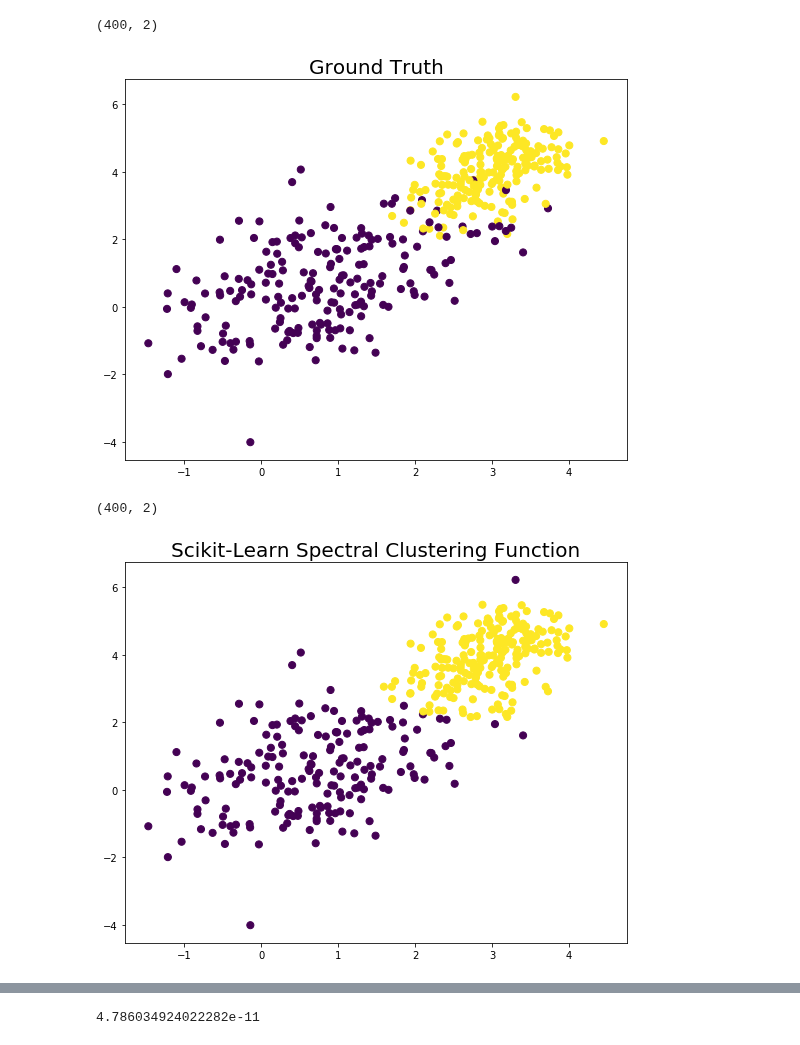
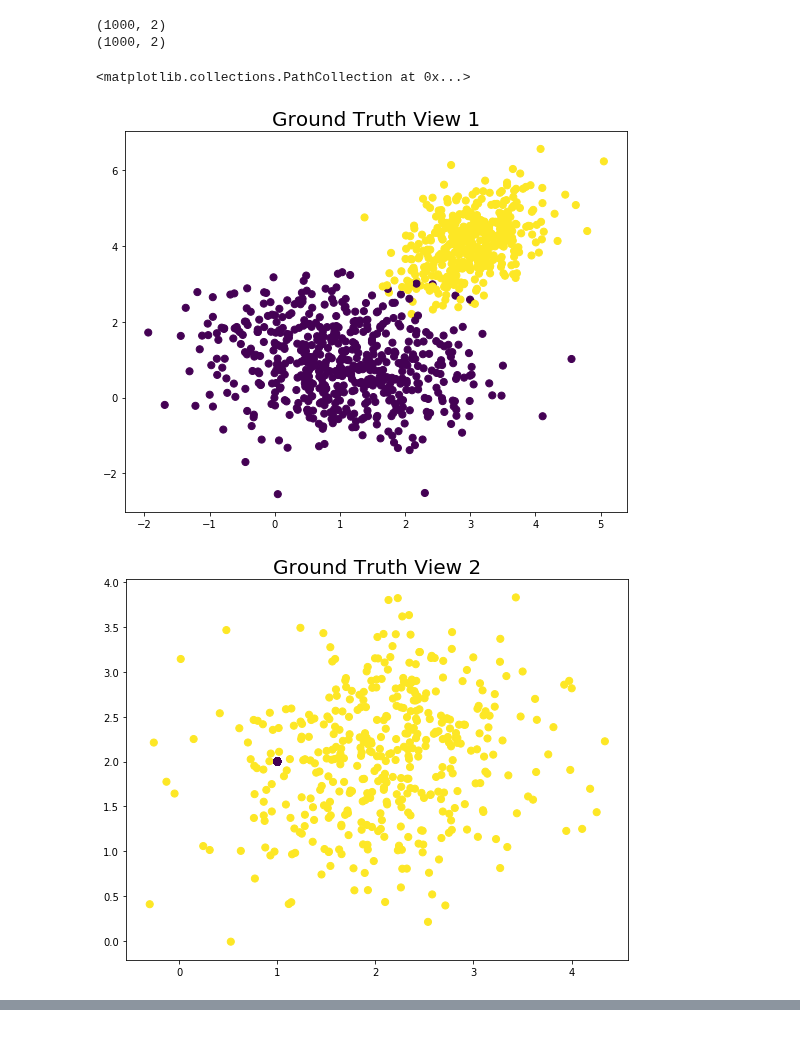
Before and after one commit to mvlearn/mvlearn, a Jupyter notebook: Mult_Clustering/Sandbox/SpectralClustering/SingleSpectralClustering-Copy1.ipynb, the cells around one changed output, grey strips where cells are left out. Cells and saved outputs as stored; diff of their text form; code cells hidden in the pictures.

Commit message:
Finished implementing multiview spectral clustering in notebook and validated algorithm. Also created additional validation notebooks for Multiview Kmeans

```diff
--- a/Mult_Clustering/Sandbox/SpectralClustering/SingleSpectralClustering-Copy1.ipynb
+++ b/Mult_Clustering/Sandbox/SpectralClustering/SingleSpectralClustering-Copy1.ipynb
@@ -31,25 +31,3 @@ def get_synth_data():
     labels = labels[shuffle_inds]
 
     return v_data, labels
-# %%
-#Show ground truth for data
-data, labels  = get_synth_data()
-cmap = 'viridis'
-dot_size=50
-fig, ax = plt.subplots(figsize=(9,7))
-ax.set_title('Ground Truth', size=20)
-ax.scatter(data[:, 0], data[:, 1],c=labels,s=dot_size, cmap=cmap)
-print(data.shape)
-# %% [output]
-(400, 2)
-[figure, removed]
-# %%
-clustering = SpectralClustering(n_clusters=2)
-predictions = clustering.fit_predict(data)
-fig, ax = plt.subplots(figsize=(9,7))
-ax.set_title('Scikit-Learn Spectral Clustering Function', size=20)
-ax.scatter(data[:, 0], data[:, 1],c=predictions,s=dot_size, cmap=cmap)
-print(data.shape)
-# %% [output]
-(400, 2)
-[figure, removed]
@@ -55,0 +68,39 @@ print(data.shape)
+# %%
+datafile1 = './Data/view1.csv'
+datafile2 = './Data/view2.csv'
+datafile3 = './Data/view3.csv'
+labelfile = './Data/labels.csv'
+
+v1_data = np.loadtxt(datafile1, delimiter = ',')
+v2_data = np.loadtxt(datafile2, delimiter = ',')
+v3_data = np.loadtxt(datafile3, delimiter = ',')
+labels = np.loadtxt(labelfile, delimiter = ',')
+v_data = [v1_data, v2_data, v3_data]
+
+print(v1_data.shape)
+print(v2_data.shape)
+# %% [output]
+(1000, 2)
+(1000, 2)
+# %%
+fig, ax = plt.subplots(figsize=(9,7))
+cmap = 'viridis'
+dot_size=50
+ax.set_title('Ground Truth View 1', size=20)
+ax.scatter(v_data[0][:, 0], v_data[0][:, 1],c=labels,s=dot_size, cmap=cmap)
+
+fig, ax = plt.subplots(figsize=(9,7))
+cmap = 'viridis'
+dot_size=50
+ax.set_title('Ground Truth View 2', size=20)
+ax.scatter(v_data[1][:, 0], v_data[1][:, 1],c=labels,s=dot_size, cmap=cmap)
+
+fig, ax = plt.subplots(figsize=(9,7))
+cmap = 'viridis'
+dot_size=50
+ax.set_title('Ground Truth View 3', size=20)
+ax.scatter(v_data[2][:, 0], v_data[2][:, 1],c=labels,s=dot_size, cmap=cmap)
+# %% [output]
+<matplotlib.collections.PathCollection at 0x...>
+[figure, added]
+[figure, added]
@@ -106,8 +154 @@ def spectral(data, k=2):
     return clusters
-# %%
-#Comparing the affinity matrices
-aff1 = gaussian_sim(data)
-aff2 = clustering.affinity_matrix_
-print(np.sum(np.abs(aff1 - aff2)))
-# %% [output]
-4.786034924022282e-11
```
Also changed, not shown: parts of 14 cells of this notebook, 17 other files.
